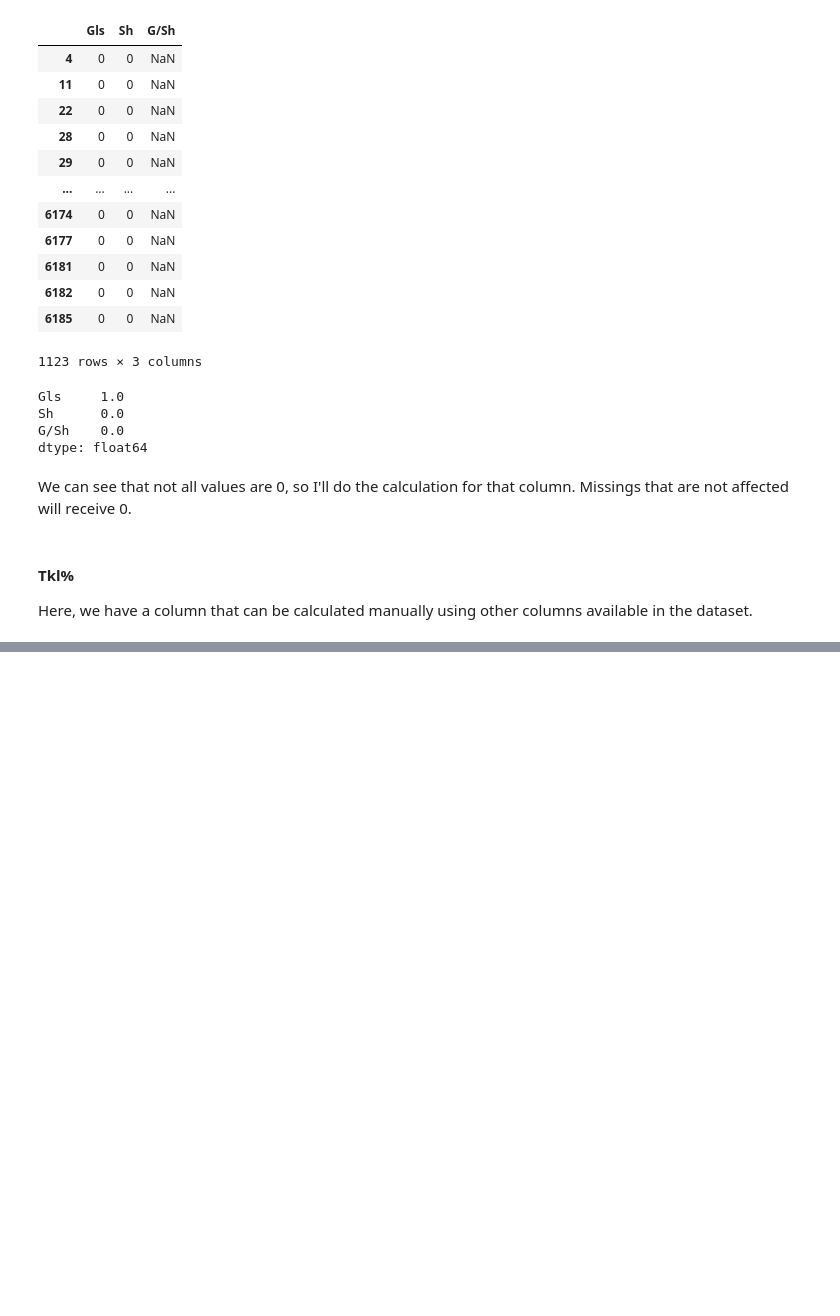
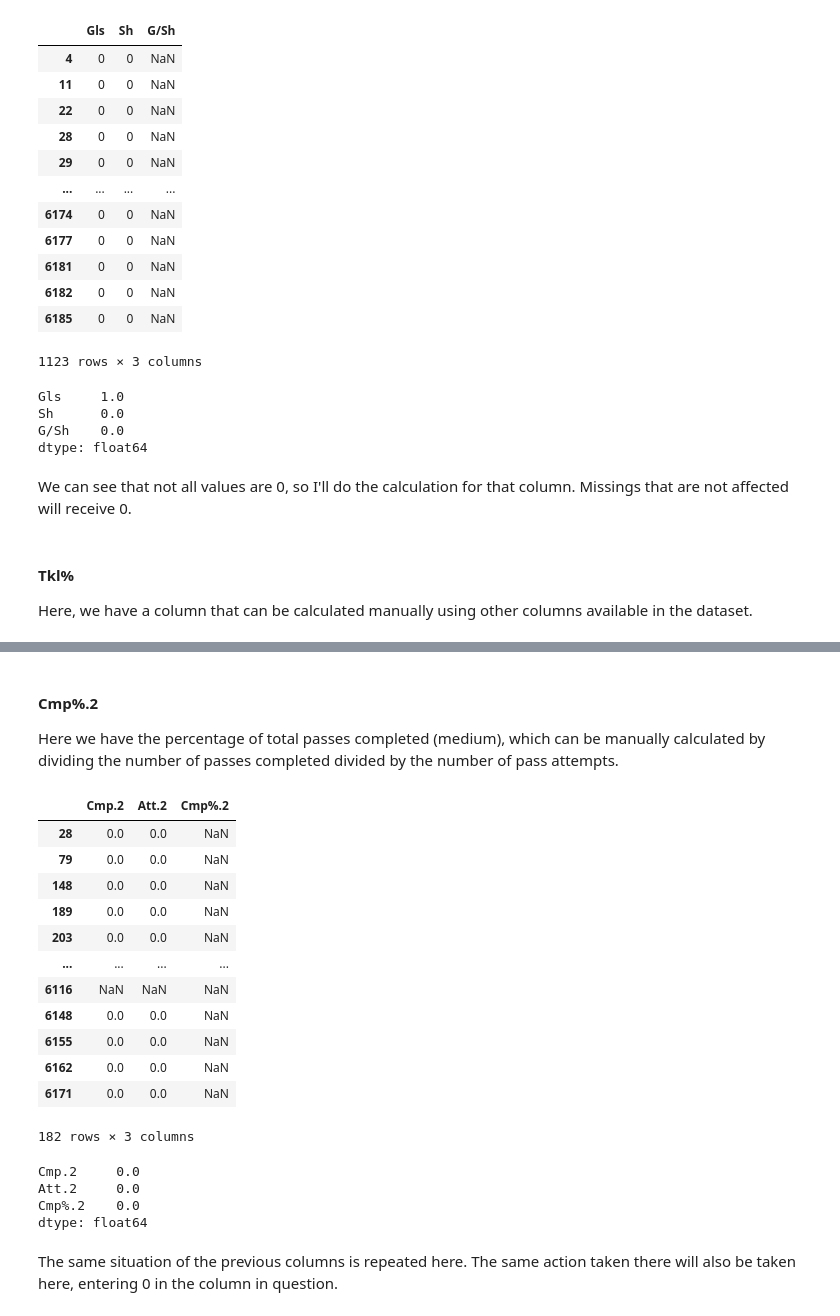
Before and after one commit to dnsrsdata/Football_Player_Rec_Syst, a Jupyter notebook: notebooks/ETL_Playground.ipynb, the cells around one changed output, grey strips where cells are left out. Cells and saved outputs as stored; diff of their text form; code cells hidden in the pictures; blank space fills up the shorter version.

```diff
--- a/notebooks/ETL_Playground.ipynb
+++ b/notebooks/ETL_Playground.ipynb
@@ -1074,0 +1204,36 @@ all_players_data['Tkl%'] = all_players_data['Tkl%'].fillna(0)
+# %%
+# Filling 0
+all_players_data['Cmp%.1'] = all_players_data['Cmp%.1'].fillna(0)
+# %% [markdown]
+#### Cmp%.2
+Here we have the percentage of total passes completed (medium), which can be manually calculated by dividing the number of passes completed divided by the number of pass attempts.
+# %%
+# Creating a list with columns of interest
+columns_to_show = ['Cmp.2', 'Att.2', 'Cmp%.2']
+
+# Fetching columns and missing values
+all_players_data[all_players_data['Cmp%.2'].isna()].loc[:, columns_to_show]
+# %% [output]
+|  | Cmp.2 | Att.2 | Cmp%.2 |
+| 28 | 0.0 | 0.0 | NaN |
+| 79 | 0.0 | 0.0 | NaN |
+| 148 | 0.0 | 0.0 | NaN |
+| 189 | 0.0 | 0.0 | NaN |
+| 203 | 0.0 | 0.0 | NaN |
+| ... | ... | ... | ... |
+| 6116 | NaN | NaN | NaN |
+| 6148 | 0.0 | 0.0 | NaN |
+| 6155 | 0.0 | 0.0 | NaN |
+| 6162 | 0.0 | 0.0 | NaN |
+| 6171 | 0.0 | 0.0 | NaN |
+182 rows × 3 columns
+# %%
+# Checking if there some column with values greater than 0
+all_players_data[all_players_data['Cmp%.2'].isna()].loc[:, columns_to_show].sum()
+# %% [output]
+Cmp.2     0.0
+Att.2     0.0
+Cmp%.2    0.0
+dtype: float64
+# %% [markdown]
+The same situation of the previous columns is repeated here. The same action taken there will also be taken here, entering 0 in the column in question.
```
Also changed, not shown: parts of 35 cells of this notebook.
